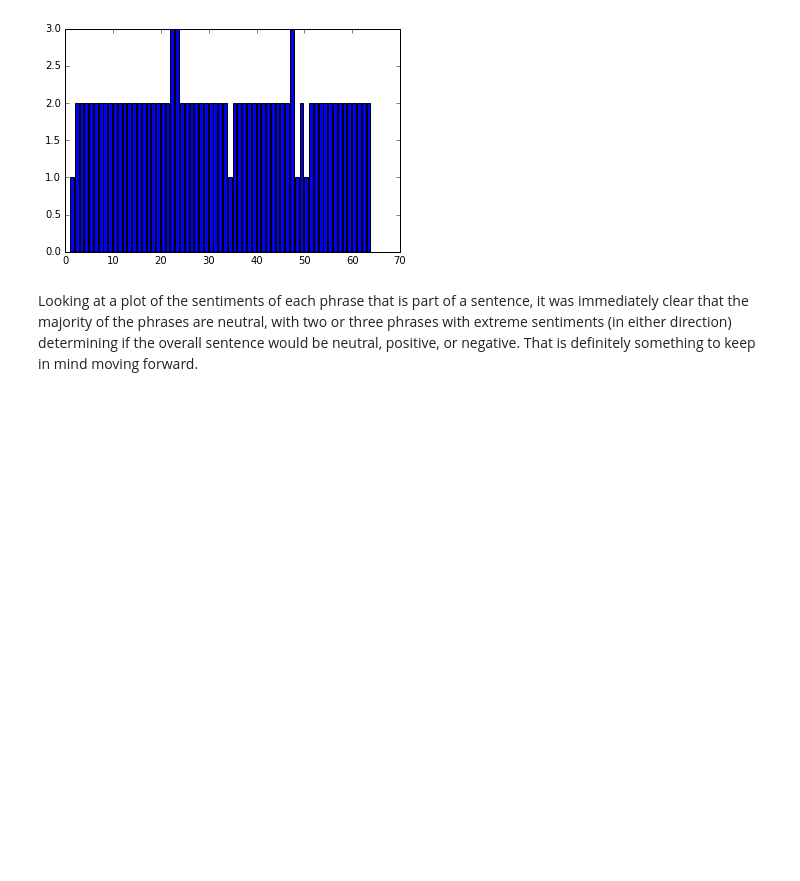
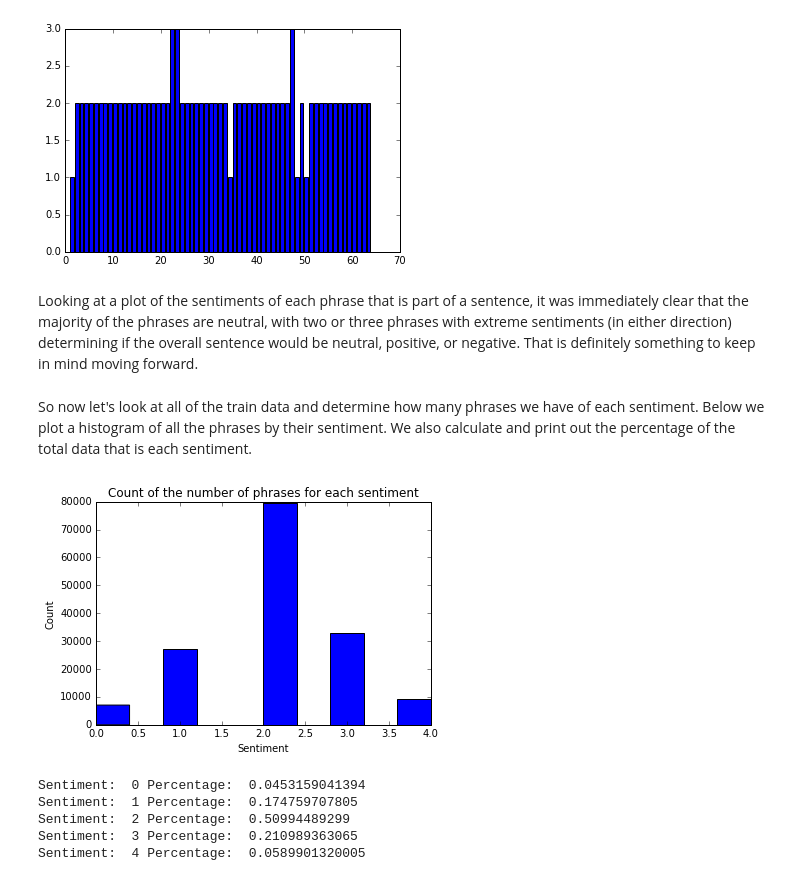
Before and after one commit to paulruvolo/DataScience16CYOA, a Jupyter notebook: final_data_exploration.ipynb, the cells around one changed output. Saved outputs shown, nothing was run; the diff lists cells and outputs as text; code cells hidden in the pictures; blank space fills up the shorter version.

```diff
--- a/final_data_exploration.ipynb
+++ b/final_data_exploration.ipynb
@@ -43,3 +51,21 @@ plt.show()
 [figure]
 # %% [markdown]
 Looking at a plot of the sentiments of each phrase that is part of a sentence, it was immediately clear that the majority of the phrases are neutral, with two or three phrases with extreme sentiments (in either direction) determining if the overall sentence would be neutral, positive, or negative. That is definitely something to keep in mind moving forward.
+# %% [markdown]
+So now let's look at all of the train data and determine how many phrases we have of each sentiment. Below we plot a histogram of all the phrases by their sentiment. We also calculate and print out the percentage of the total data that is each sentiment.
+# %%
+plt.hist(data.Sentiment)
+plt.xlabel('Sentiment')
+plt.ylabel('Count')
+plt.title('Count of the number of phrases for each sentiment')
+plt.show()
+
+for i in range(0, 5):
+    print "Sentiment: ", i, "Percentage: ", len(data[data.Sentiment == i]) / float(len(data))
+# %% [output]
+[figure, added]
+Sentiment:  0 Percentage:  0.0453159041394
+Sentiment:  1 Percentage:  0.174759707805
+Sentiment:  2 Percentage:  0.50994489299
+Sentiment:  3 Percentage:  0.210989363065
+Sentiment:  4 Percentage:  0.0589901320005
```
Also changed, not shown: parts of 10 cells of this notebook, 2 other files.
